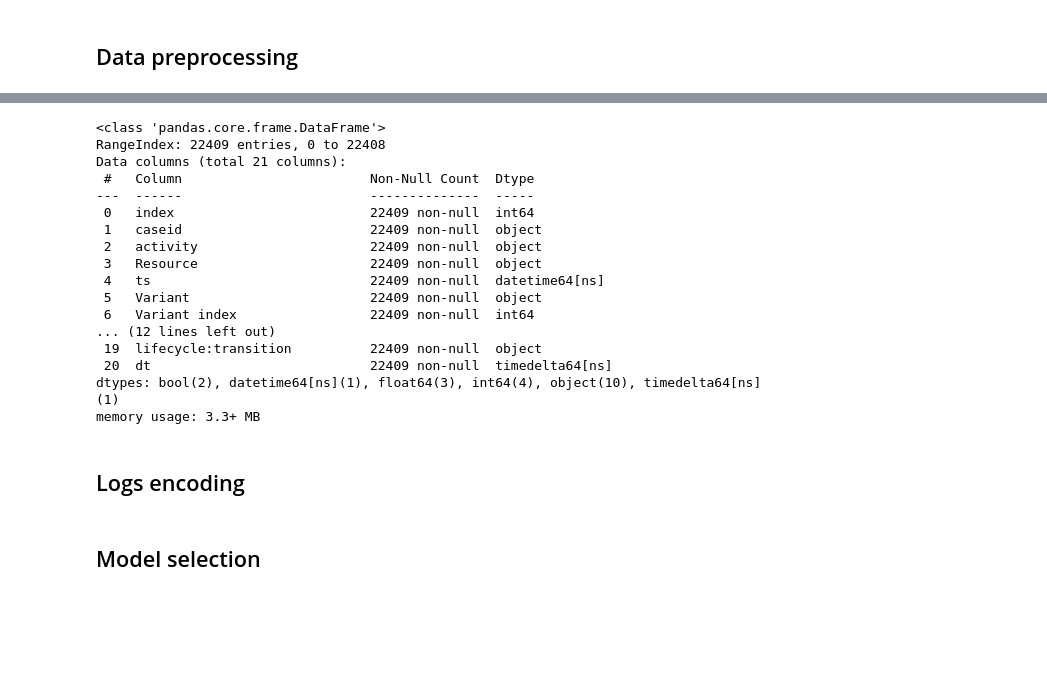
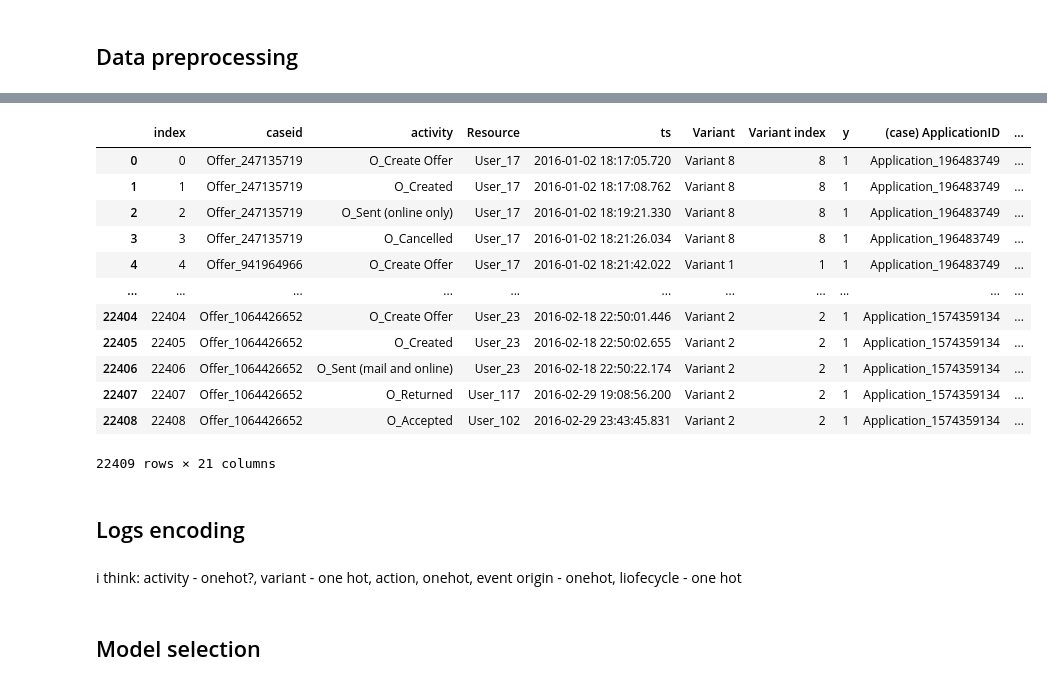
Before and after one commit to leonardomarazzi/IRPBPM_2023, a Jupyter notebook: project.ipynb, the cells around one changed output, grey strips where cells are left out. Saved outputs shown, nothing was run; the diff lists cells and outputs as text; code cells hidden in the pictures; blank space fills up the shorter version.

```diff
--- a/project.ipynb
+++ b/project.ipynb
@@ -35,25 +115,28 @@ df["dt"] = function.dt(df)
+# %%
+df['OfferID'] = df['OfferID'].fillna('Unknown')
+# %%
+df['(case) Selected'] = df['(case) Selected'].astype(int)
+df['y'] = df['y'].astype(int)
 # %%
-df.info()
+df
 # %% [output]
+|  | index | caseid | activity | Resource | ts | Variant | Variant index | y | (case) ApplicationID | ... |
+| 0 | 0 | Offer_247135719 | O_Create Offer | User_17 | 2016-01-02 18:17:05.720 | Variant 8 | 8 | 1 | Application_196483749 | ... |
+| 1 | 1 | Offer_247135719 | O_Created | User_17 | 2016-01-02 18:17:08.762 | Variant 8 | 8 | 1 | Application_196483749 | ... |
+| 2 | 2 | Offer_247135719 | O_Sent (online only) | User_17 | 2016-01-02 18:19:21.330 | Variant 8 | 8 | 1 | Application_196483749 | ... |
+| 3 | 3 | Offer_247135719 | O_Cancelled | User_17 | 2016-01-02 18:21:26.034 | Variant 8 | 8 | 1 | Application_196483749 | ... |
+| 4 | 4 | Offer_941964966 | O_Create Offer | User_17 | 2016-01-02 18:21:42.022 | Variant 1 | 1 | 1 | Application_196483749 | ... |
+| ... | ... | ... | ... | ... | ... | ... | ... | ... | ... | ... |
+| 22404 | 22404 | Offer_1064426652 | O_Create Offer | User_23 | 2016-02-18 22:50:01.446 | Variant 2 | 2 | 1 | Application_1574359134 | ... |
+| 22405 | 22405 | Offer_1064426652 | O_Created | User_23 | 2016-02-18 22:50:02.655 | Variant 2 | 2 | 1 | Application_1574359134 | ... |
+| 22406 | 22406 | Offer_1064426652 | O_Sent (mail and online) | User_23 | 2016-02-18 22:50:22.174 | Variant 2 | 2 | 1 | Application_1574359134 | ... |
+| 22407 | 22407 | Offer_1064426652 | O_Returned | User_117 | 2016-02-29 19:08:56.200 | Variant 2 | 2 | 1 | Application_1574359134 | ... |
+| 22408 | 22408 | Offer_1064426652 | O_Accepted | User_102 | 2016-02-29 23:43:45.831 | Variant 2 | 2 | 1 | Application_1574359134 | ... |
-<class 'pandas.core.frame.DataFrame'>
-RangeIndex: 22409 entries, 0 to 22408
-Data columns (total 21 columns):
- #   Column                        Non-Null Count  Dtype
----  ------                        --------------  -----
- 0   index                         22409 non-null  int64
- 1   caseid                        22409 non-null  object
- 2   activity                      22409 non-null  object
- 3   Resource                      22409 non-null  object
- 4   ts                            22409 non-null  datetime64[ns]
- 5   Variant                       22409 non-null  object
- 6   Variant index                 22409 non-null  int64
-... (12 lines left out)
- 19  lifecycle:transition          22409 non-null  object
- 20  dt                            22409 non-null  timedelta64[ns]
-dtypes: bool(2), datetime64[ns](1), float64(3), int64(4), object(10), timedelta64[ns](1)
-memory usage: 3.3+ MB
+22409 rows × 21 columns
 # %% [markdown]
 ## Logs encoding
+# %% [markdown]
+i think: activity - onehot?, variant - one hot, action, onehot, event origin - onehot, liofecycle - one hot
 # %% [markdown]
 ## Model selection
 # %% [markdown]
```
Also changed, not shown: parts of 6 cells of this notebook, 6 other files.
